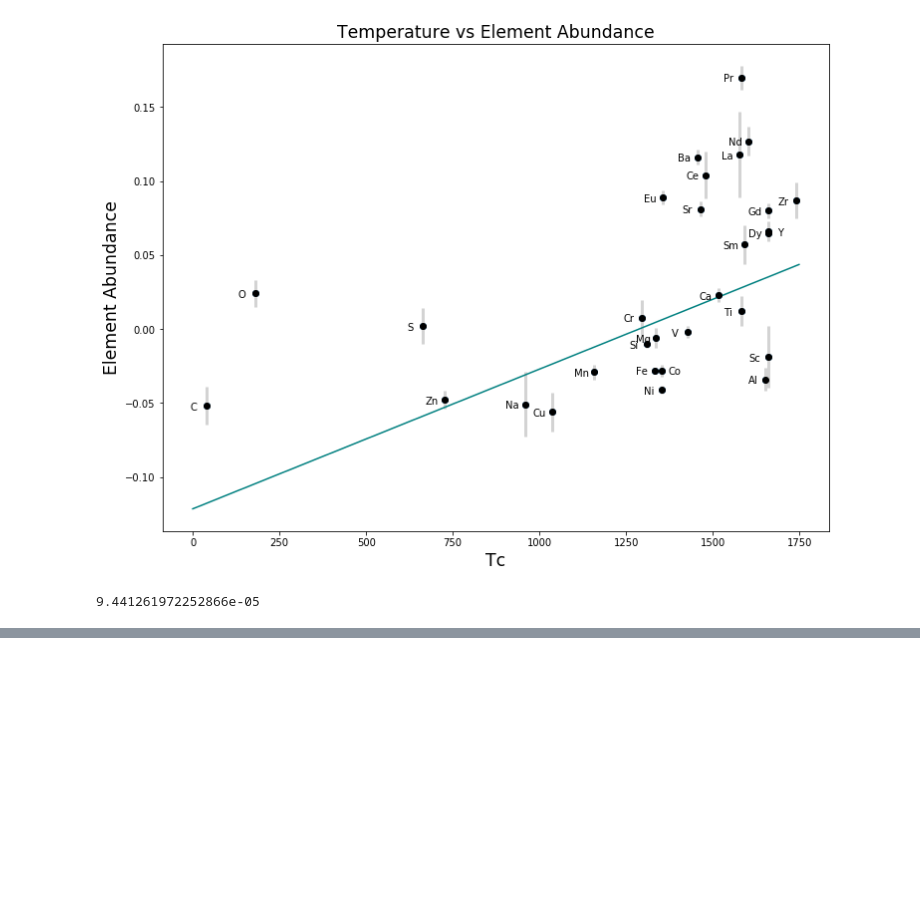
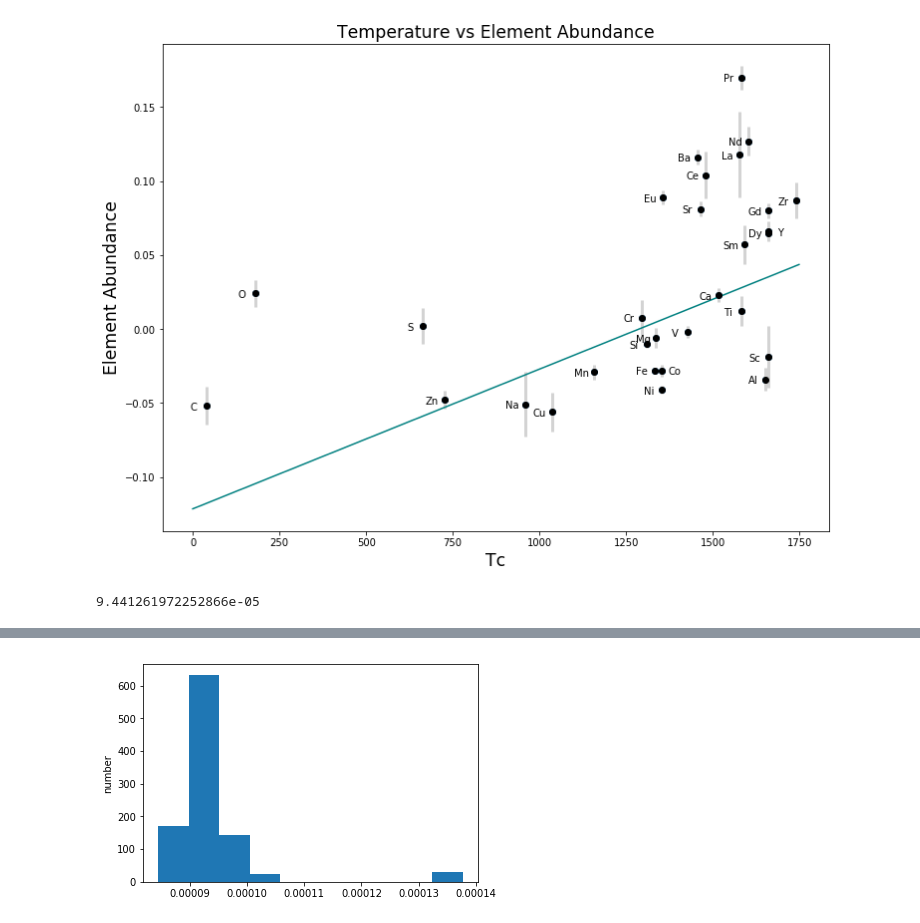
Before and after one commit to ilanadoran23/cca2019, a Jupyter notebook: Solar Twins Plots.ipynb, the cells around one changed output, grey strips where cells are left out. Saved outputs shown, nothing was run; the diff lists cells and outputs as text; code cells hidden in the pictures; blank space fills up the shorter version.

```diff
--- a/Solar Twins Plots.ipynb
+++ b/Solar Twins Plots.ipynb
@@ -402,0 +335,9 @@ find_m_b(r,rt,re)
+# %%
+import matplotlib.pyplot as plt
+import numpy as np
+%matplotlib inline
+x = jk[0]
+plt.hist(x)
+plt.ylabel('number');
+# %% [output]
+[figure, added]
```
Also changed, not shown: parts of 12 cells of this notebook.
